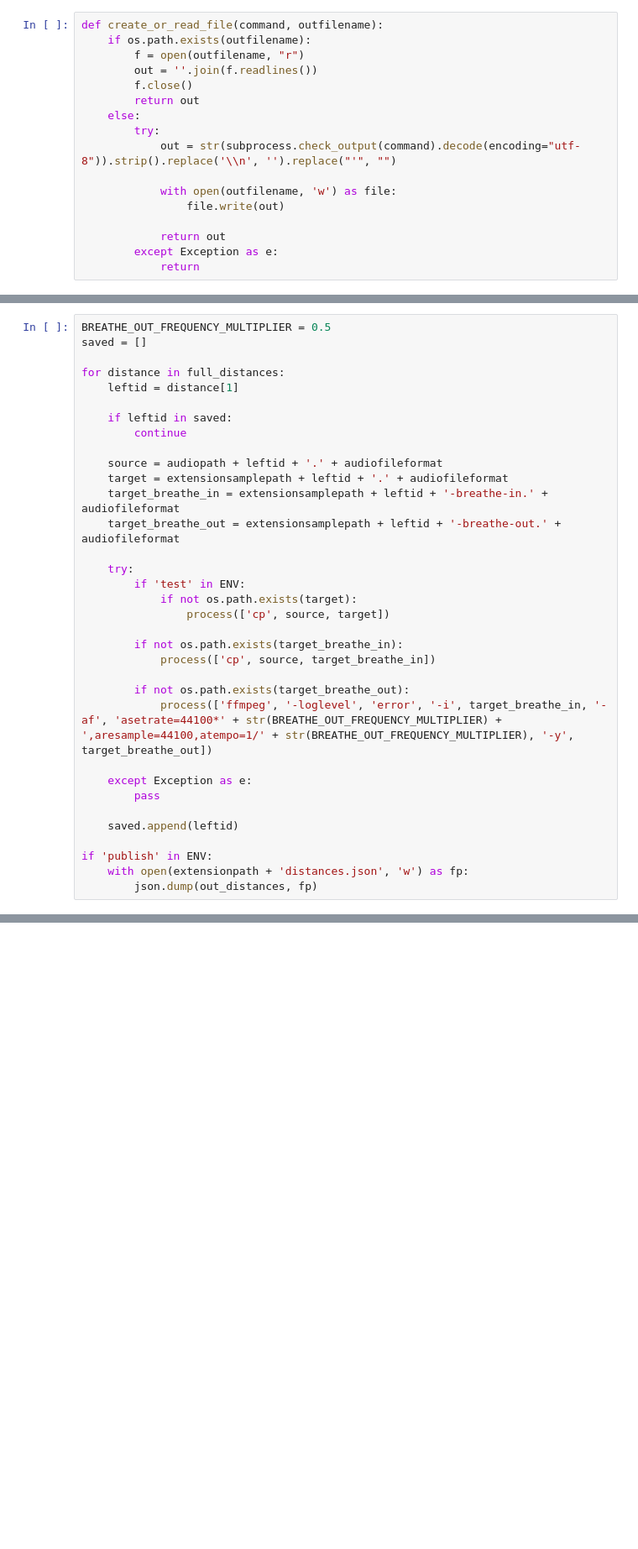
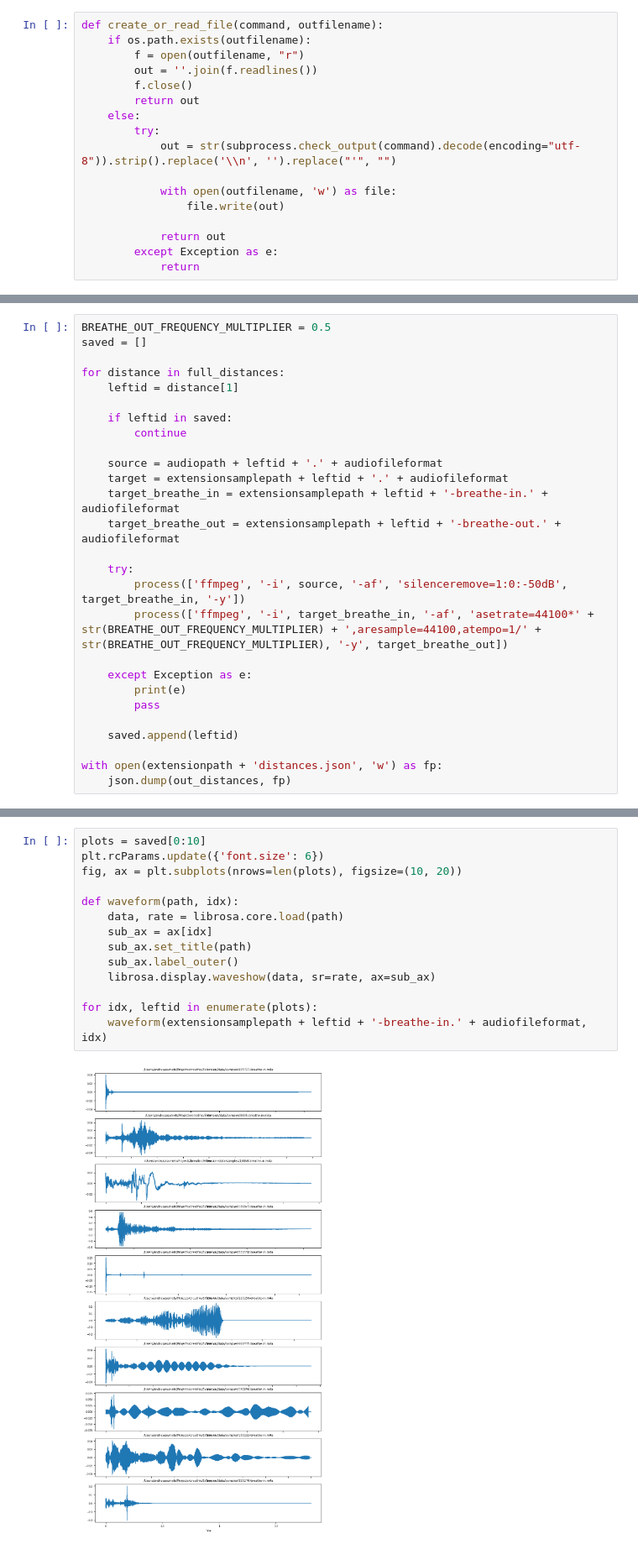
Before and after one commit to Breathic/breathic-client-ios, a Jupyter notebook: distance-calculator.ipynb, the cells around one changed output, grey strips where cells are left out. Shown at 84% size. Drawn from its saved outputs; the diff is of its cells as text; blank space fills up the shorter version.

```diff
--- a/distance-calculator.ipynb
+++ b/distance-calculator.ipynb
@@ -333,21 +328,14 @@ for distance in full_distances:
     target_breathe_out = extensionsamplepath + leftid + '-breathe-out.' + audiofileformat
 
     try:
-        if 'test' in ENV:
-            if not os.path.exists(target):
-                process(['cp', source, target])
-
-        if not os.path.exists(target_breathe_in):
-            process(['cp', source, target_breathe_in])
-
-        if not os.path.exists(target_breathe_out):
-            process(['ffmpeg', '-loglevel', 'error', '-i', target_breathe_in, '-af', 'asetrate=44100*' + str(BREATHE_OUT_FREQUENCY_MULTIPLIER) + ',aresample=44100,atempo=1/' + str(BREATHE_OUT_FREQUENCY_MULTIPLIER), '-y', target_breathe_out])
+        process(['ffmpeg', '-i', source, '-af', 'silenceremove=1:0:-50dB', target_breathe_in, '-y'])
+        process(['ffmpeg', '-i', target_breathe_in, '-af', 'asetrate=44100*' + str(BREATHE_OUT_FREQUENCY_MULTIPLIER) + ',aresample=44100,atempo=1/' + str(BREATHE_OUT_FREQUENCY_MULTIPLIER), '-y', target_breathe_out])
 
     except Exception as e:
+        print(e)
         pass
 
     saved.append(leftid)
 
-if 'publish' in ENV:
-    with open(extensionpath + 'distances.json', 'w') as fp:
-        json.dump(out_distances, fp)
+with open(extensionpath + 'distances.json', 'w') as fp:
+    json.dump(out_distances, fp)
@@ -394,2 +400,18 @@ for i in range(display_count):
 [interactive output not drawn]
 ... (19 outputs left out)
+# %%
+plots = saved[0:10]
+plt.rcParams.update({'font.size': 6})
+fig, ax = plt.subplots(nrows=len(plots), figsize=(10, 20))
+
+def waveform(path, idx):
+    data, rate = librosa.core.load(path)
+    sub_ax = ax[idx]
+    sub_ax.set_title(path)
+    sub_ax.label_outer()
+    librosa.display.waveshow(data, sr=rate, ax=sub_ax)
+
+for idx, leftid in enumerate(plots):
+    waveform(extensionsamplepath + leftid + '-breathe-in.' + audiofileformat, idx)
+# %% [output]
+[figure, added]
```
Also changed, not shown: parts of 10 cells of this notebook, 29 other files.
